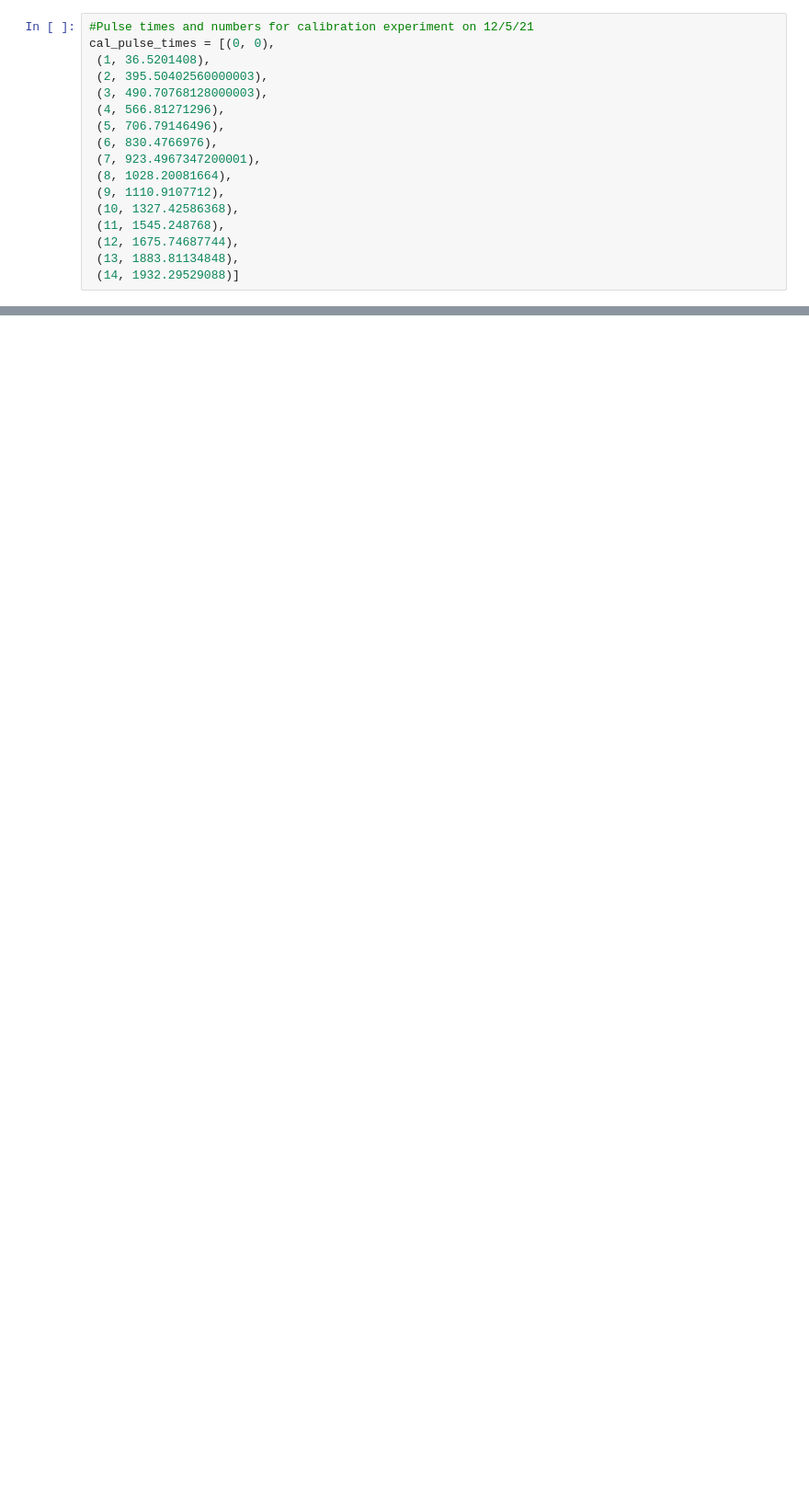
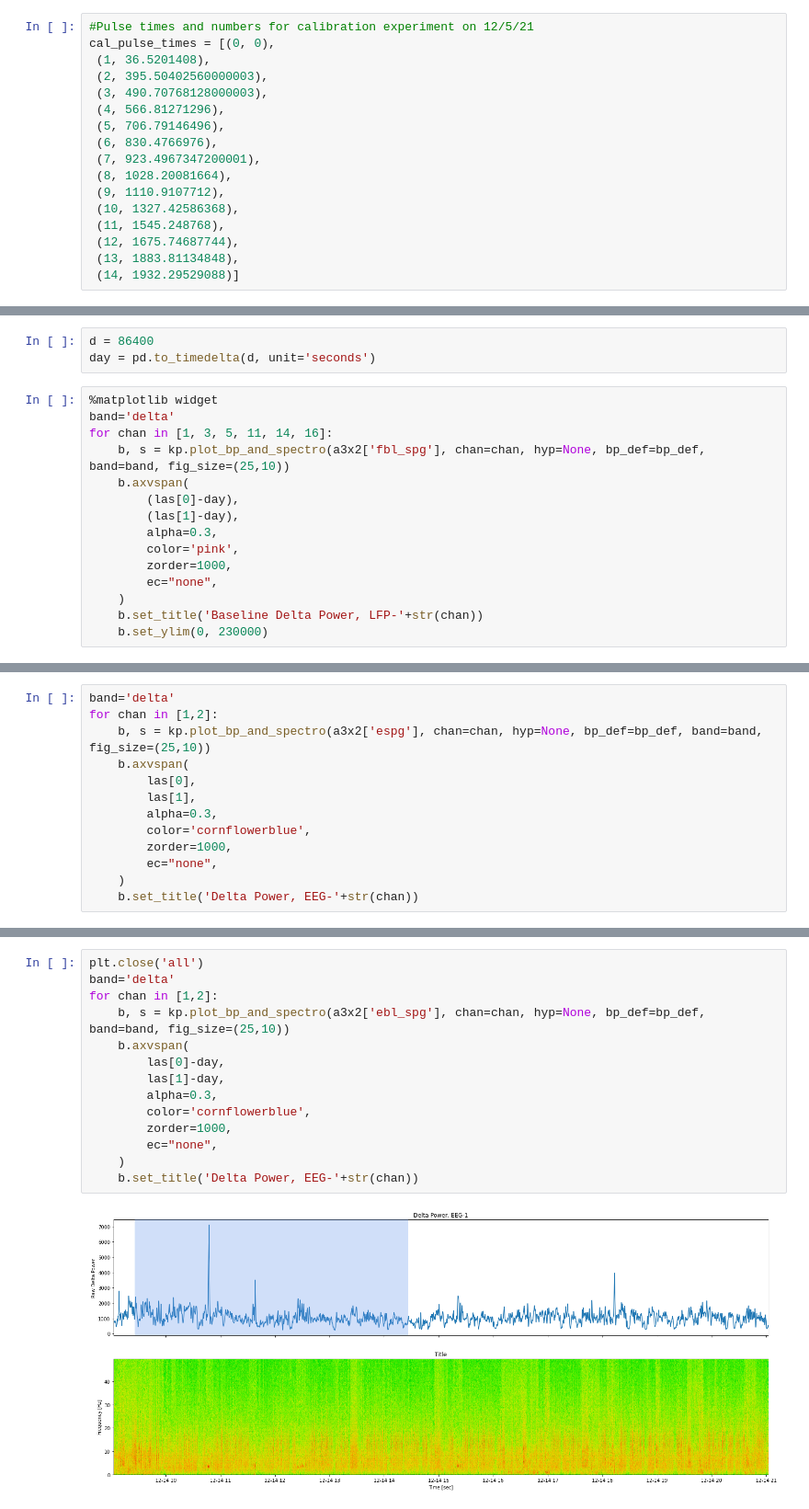
Before and after one commit to kortdriessen/ACHR_analyses, a Jupyter notebook: ACHR_3.ipynb, the cells around one changed output, grey strips where cells are left out. Shown at 92% size. Drawn from its saved outputs; the diff is of its cells as text; blank space fills up the shorter version.

```diff
--- a/ACHR_3.ipynb
+++ b/ACHR_3.ipynb
@@ -51,0 +149,18 @@ cal_pulse_times = [(0, 0),
+# %%
+d = 86400
+day = pd.to_timedelta(d, unit='seconds')
+# %%
+%matplotlib widget
+band='delta'
+for chan in [1, 3, 5, 11, 14, 16]:
+    b, s = kp.plot_bp_and_spectro(a3x2['fbl_spg'], chan=chan, hyp=None, bp_def=bp_def, band=band, fig_size=(25,10))
+    b.axvspan(
+        (las[0]-day),
+        (las[1]-day),
+        alpha=0.3,
+        color='pink',
+        zorder=1000,
+        ec="none",
+    )
+    b.set_title('Baseline Delta Power, LFP-'+str(chan))
+    b.set_ylim(0, 230000)
@@ -51,0 +174,13 @@ cal_pulse_times = [(0, 0),
+# %%
+band='delta'
+for chan in [1,2]:
+    b, s = kp.plot_bp_and_spectro(a3x2['espg'], chan=chan, hyp=None, bp_def=bp_def, band=band, fig_size=(25,10))
+    b.axvspan(
+        las[0],
+        las[1],
+        alpha=0.3,
+        color='cornflowerblue',
+        zorder=1000,
+        ec="none",
+    )
+    b.set_title('Delta Power, EEG-'+str(chan))
@@ -51,0 +190,16 @@ cal_pulse_times = [(0, 0),
+# %%
+plt.close('all')
+band='delta'
+for chan in [1,2]:
+    b, s = kp.plot_bp_and_spectro(a3x2['ebl_spg'], chan=chan, hyp=None, bp_def=bp_def, band=band, fig_size=(25,10))
+    b.axvspan(
+        las[0]-day,
+        las[1]-day,
+        alpha=0.3,
+        color='cornflowerblue',
+        zorder=1000,
+        ec="none",
+    )
+    b.set_title('Delta Power, EEG-'+str(chan))
+# %% [output]
+[figure, added]
```
Also changed, not shown: parts of 15 cells of this notebook.
